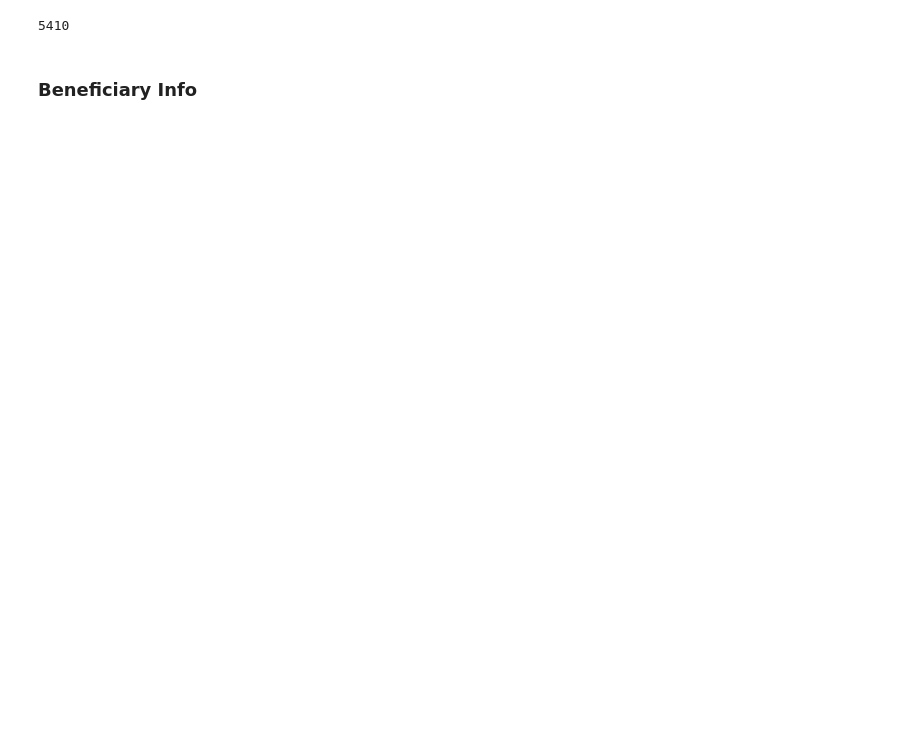
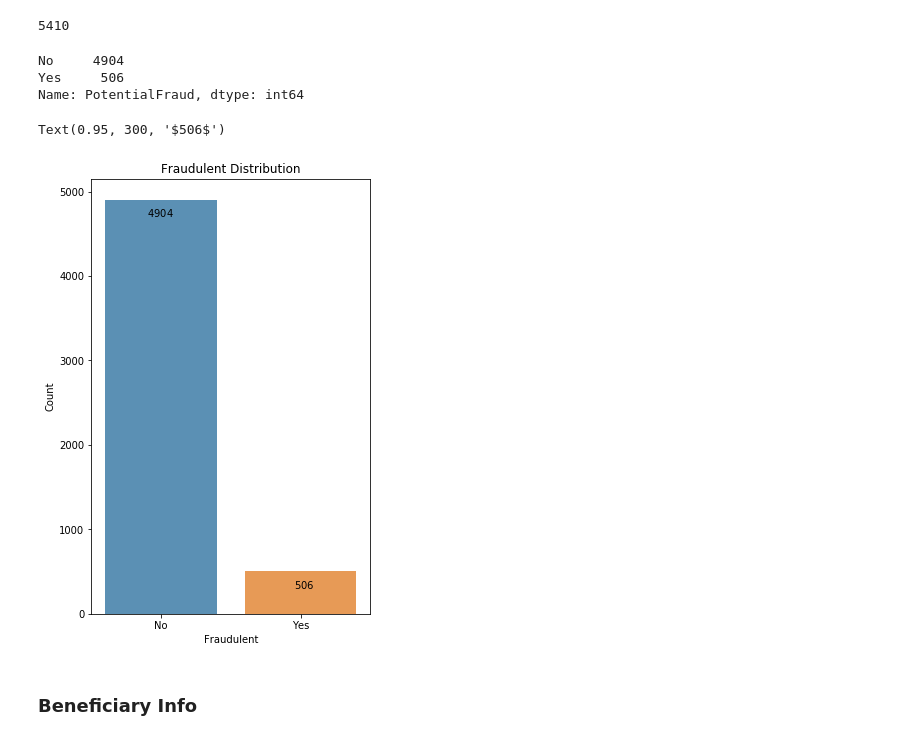
Before and after one commit to whohuhwhat/HC_Prov_Fraud, a Jupyter notebook: Workbook.ipynb, the cells around one changed output. Cells and saved outputs as stored; diff of their text form; code cells hidden in the pictures; blank space fills up the shorter version.

```diff
--- a/Workbook.ipynb
+++ b/Workbook.ipynb
@@ -30,6 +35,24 @@ len(train)
 len(train.Provider.unique())
 # %% [output]
 5410
+# %%
+train.PotentialFraud.value_counts()
+# %% [output]
+No     4904
+Yes     506
+Name: PotentialFraud, dtype: int64
+# %%
+plt.figure(figsize=(5,8))
+sns.barplot(train.PotentialFraud.value_counts().index, train.PotentialFraud.value_counts().values, alpha=0.8)
+plt.title('Fraudulent Distribution')
+plt.xlabel('Fraudulent')
+plt.ylabel('Count')
+plt.text(-0.1, 4700, r'$4904$')
+plt.text(0.95, 300, r'$506$')
+# plt.show()
+# %% [output]
+Text(0.95, 300, '$506$')
+[figure, added]
 # %% [markdown]
 ### Beneficiary Info
 # %%
```
Also changed, not shown: parts of 71 cells of this notebook.
